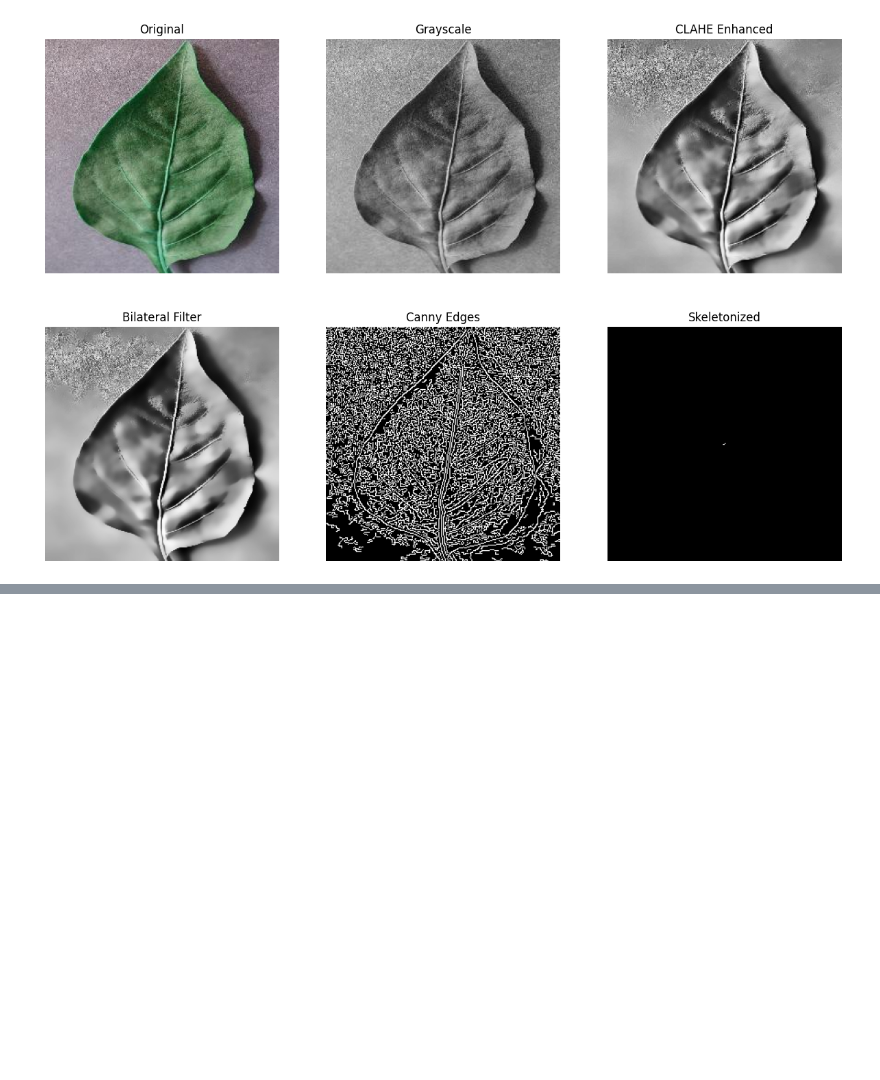
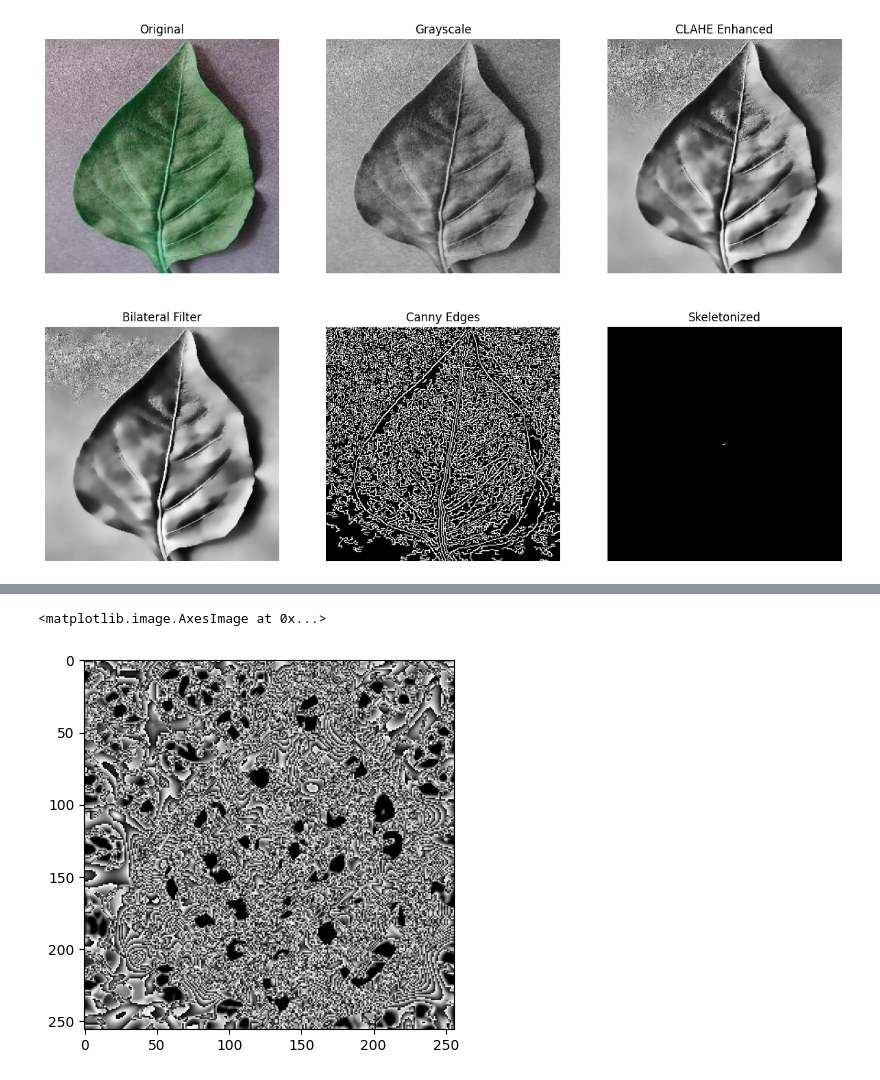
Before and after one commit to DEDfreak/AlignTogether-PlantVeinDetection, a Jupyter notebook: vein_extraction.ipynb, the cells around one changed output, grey strips where cells are left out. Saved outputs shown, nothing was run; the diff lists cells and outputs as text; code cells hidden in the pictures; blank space fills up the shorter version.

```diff
--- a/vein_extraction.ipynb
+++ b/vein_extraction.ipynb
@@ -110,0 +283,5 @@ display_images(
+# %%
+plt.imshow(sato_ridges, cmap='gray')
+# %% [output]
+<matplotlib.image.AxesImage at 0x...>
+[figure, added]
```
Also changed, not shown: parts of 5 cells of this notebook.
